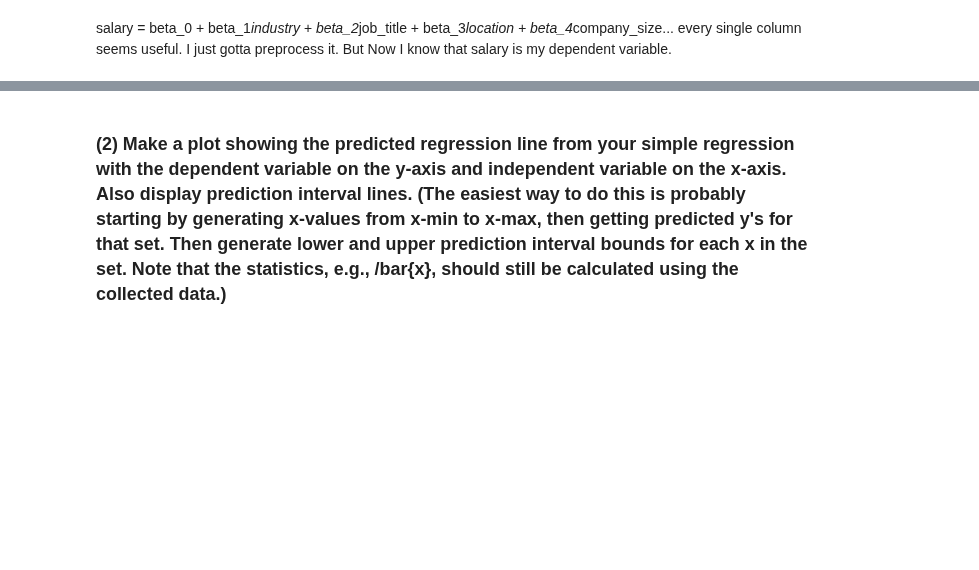
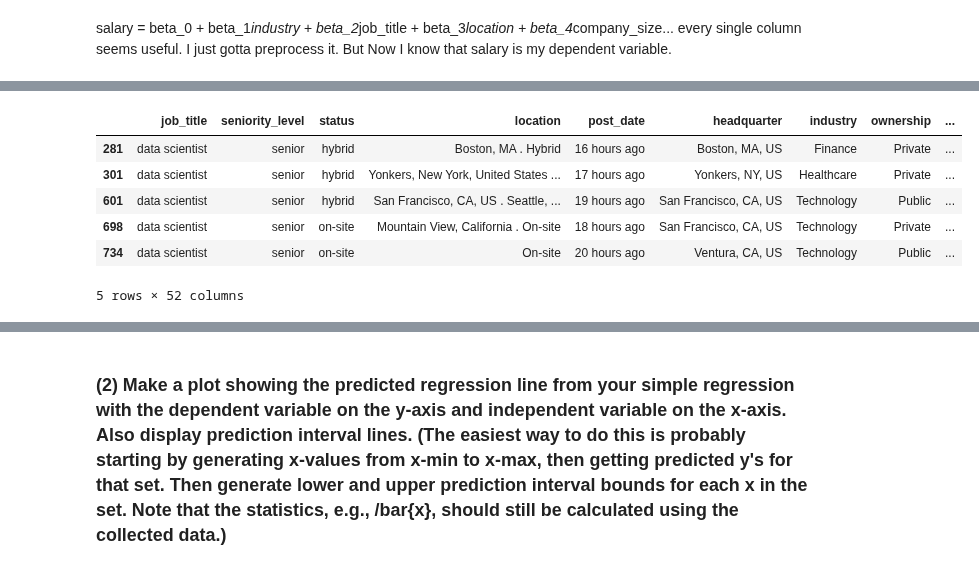
Before and after one commit to IanTaiAhn/econ6550, a Jupyter notebook: colab_assignments/Google_Colab_Assignment_8.ipynb, the cells around one changed output, grey strips where cells are left out. Drawn from its saved outputs; the diff is of its cells as text; code cells hidden in the pictures; blank space fills up the shorter version.

```diff
--- a/colab_assignments/Google_Colab_Assignment_8.ipynb
+++ b/colab_assignments/Google_Colab_Assignment_8.ipynb
@@ -145,14 +142,42 @@ def clean_salary(salary_str):
         return np.nan
 
 def clean_revenue(rev_str):
-    """Convert revenue string with $ and commas to numeric float."""
+    """Convert revenue string with $ and commas to numeric float, or flag known categories."""
     if pd.isna(rev_str):
         return np.nan
+
+    # Handle known non-numeric labels
+    rev_str = rev_str.strip().lower()
+    if "private" in rev_str:
+        return -1  # Flag for private companies
+    elif "public" in rev_str:
+        return -2  # Flag for public companies
+    elif "education" in rev_str:
+        return -3  # Flag for education sector
+    elif "nonprofit" in rev_str:
+        return -4  # Flag for education sector
+
+    # Remove dollar signs and commas
     s = rev_str.replace("$", "").replace(",", "")
     try:
         return float(s)
     except:
         return np.nan
+
+def extract_revenue_type(rev_str):
+    if pd.isna(rev_str):
+        return "Unknown"
+    rev_str = rev_str.strip().lower()
+    if "private" in rev_str:
+        return "Private"
+    elif "public" in rev_str:
+        return "Public"
+    elif "education" in rev_str:
+        return "Education"
+    elif "nonprofit" in rev_str:
+        return "Nonprofit"
+    else:
+        return "Numeric"
 
 def days_since_posting(post_date_str):
     """Convert relative dates like '15 days ago', 'a month ago', '2 years ago' to days."""
@@ -191,15 +216,15 @@ def extract_state(location_str):
     return loc.strip()
 
 def midpoint_company_size(size_val):
-    """If company size is a range, take midpoint. Otherwise return numeric."""
     if pd.isna(size_val):
         return np.nan
     try:
-        return float(size_val)
+        # Remove commas
+        clean_val = str(size_val).replace(",", "")
+        return float(clean_val)
     except:
-        # e.g., "51-200"
         if "-" in str(size_val):
-            low, high = str(size_val).split("-")
+            low, high = str(size_val).replace(",", "").split("-")
             return (float(low) + float(high)) / 2
     return np.nan
 # %%
@@ -209,6 +234,9 @@ df["salary_num"] = df["salary"].apply(clean_salary)
 
 # Revenue -> numeric
 df["revenue_num"] = df["revenue"].apply(clean_revenue)
+
+# captures all of the different types of revenue strings since nearly 400 rows were categorical and not a numerical amount.
+df["revenue_type"] = df["revenue"].apply(extract_revenue_type)
 
 # Company size -> numeric
 df["company_size_num"] = df["company_size"].apply(midpoint_company_size)
@@ -221,6 +249,7 @@ df["job_state"] = df["location"].apply(extract_state)
 
 # Headquarter -> state/country
 df["hq_state"] = df["headquarter"].apply(extract_state)
+
 
 # Skills -> turn into binary skill indicators
 # Flatten list of skills
@@ -343,0 +419,11 @@ df.head(5)
+# %%
+missing_revenue = df[df["days_since_post"].isna()]
+missing_revenue
+# %% [output]
+|  | job_title | seniority_level | status | location | post_date | headquarter | industry | ownership | ... |
+| 281 | data scientist | senior | hybrid | Boston, MA . Hybrid | 16 hours ago | Boston, MA, US | Finance | Private | ... |
+| 301 | data scientist | senior | hybrid | Yonkers, New York, United States ... | 17 hours ago | Yonkers, NY, US | Healthcare | Private | ... |
+| 601 | data scientist | senior | hybrid | San Francisco, CA, US . Seattle, ... | 19 hours ago | San Francisco, CA, US | Technology | Public | ... |
+| 698 | data scientist | senior | on-site | Mountain View, California . On-site | 18 hours ago | San Francisco, CA, US | Technology | Private | ... |
+| 734 | data scientist | senior | on-site | On-site | 20 hours ago | Ventura, CA, US | Technology | Public | ... |
+5 rows × 52 columns
```
Also changed, not shown: parts of 24 cells of this notebook.
